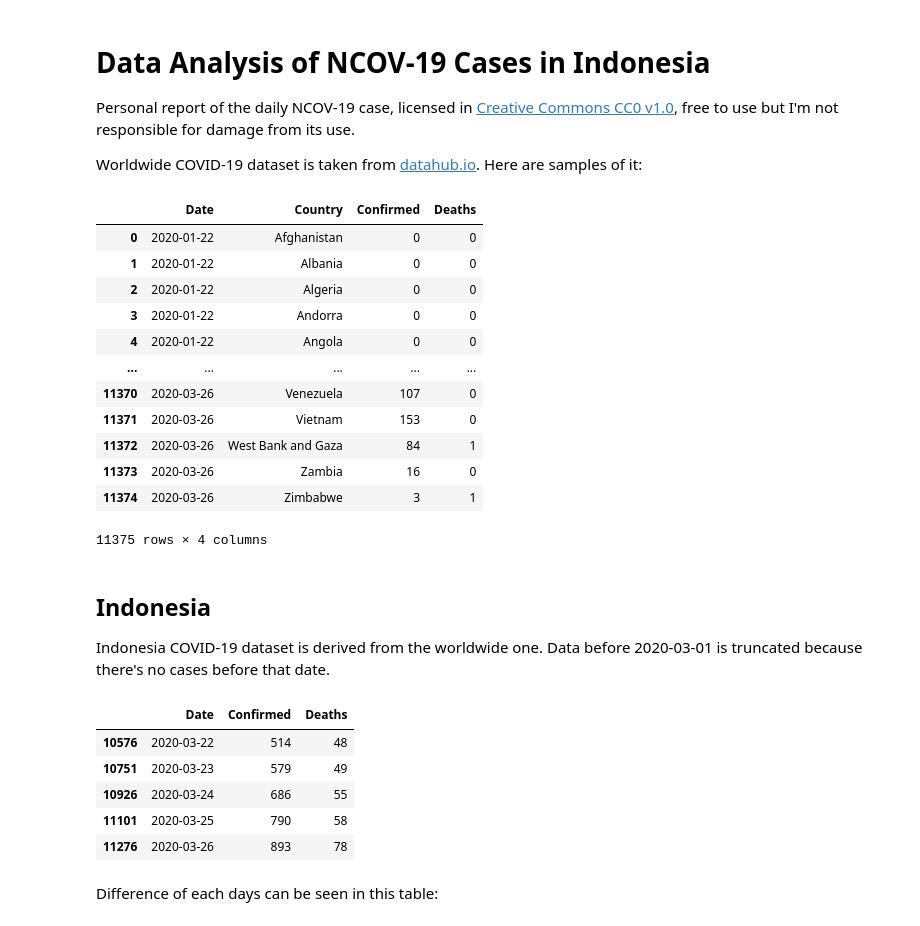
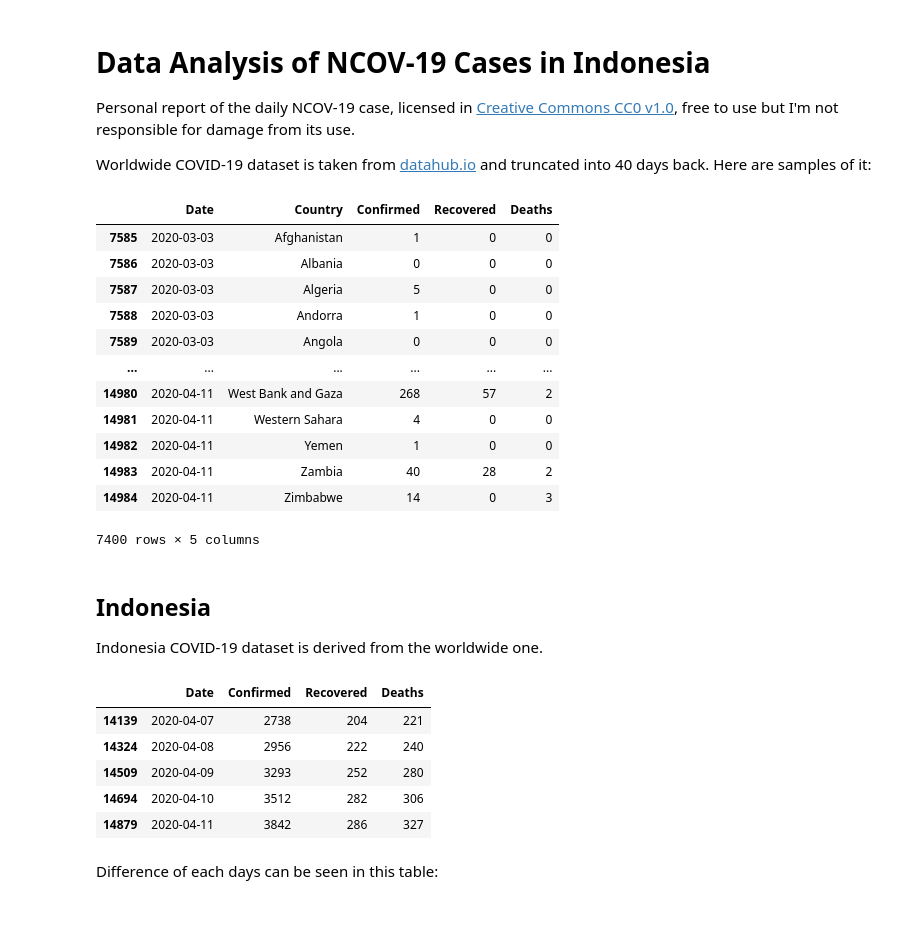
Before and after one commit to nieltg/ncov19-id-analysis, a Jupyter notebook: ncov19-id-analysis.ipynb, the cells around one changed output. Cells and saved outputs as stored; diff of their text form; code cells hidden in the pictures.

Commit message:
Truncate into 40 days back

```diff
--- a/ncov19-id-analysis.ipynb
+++ b/ncov19-id-analysis.ipynb
@@ -3,50 +3,53 @@
 
 Personal report of the daily NCOV-19 case, licensed in [Creative Commons CC0 v1.0](https://creativecommons.org/publicdomain/zero/1.0/legalcode.txt), free to use but I'm not responsible for damage from its use.
 
-Worldwide COVID-19 dataset is taken from [datahub.io](https://datahub.io/core/covid-19). Here are samples of it:
+Worldwide COVID-19 dataset is taken from [datahub.io](https://datahub.io/core/covid-19) and truncated into 40 days back. Here are samples of it:
 # %%
 import pandas as pd
 import matplotlib.pyplot as plt
 import seaborn as sns
+from datetime import datetime, timedelta
 
 %matplotlib inline
 %config InlineBackend.figure_format = 'svg'
 sns.set_style("whitegrid")
 
 dataset = pd.read_csv(
     "https://raw.githubusercontent.com/datasets/covid-19/master/data/countries-aggregated.csv",
 )
+
+start_time = datetime.today() - timedelta(days=40)
+dataset = dataset[dataset["Date"] >= start_time.strftime("%Y-%m-%d")]
 dataset
 # %% [output]
-|  | Date | Country | Confirmed | Deaths |
-| 0 | 2020-01-22 | Afghanistan | 0 | 0 |
-| 1 | 2020-01-22 | Albania | 0 | 0 |
-| 2 | 2020-01-22 | Algeria | 0 | 0 |
-| 3 | 2020-01-22 | Andorra | 0 | 0 |
-| 4 | 2020-01-22 | Angola | 0 | 0 |
-| ... | ... | ... | ... | ... |
-| 11370 | 2020-03-26 | Venezuela | 107 | 0 |
-| 11371 | 2020-03-26 | Vietnam | 153 | 0 |
-| 11372 | 2020-03-26 | West Bank and Gaza | 84 | 1 |
-| 11373 | 2020-03-26 | Zambia | 16 | 0 |
-| 11374 | 2020-03-26 | Zimbabwe | 3 | 1 |
+|  | Date | Country | Confirmed | Recovered | Deaths |
+| 7585 | 2020-03-03 | Afghanistan | 1 | 0 | 0 |
+| 7586 | 2020-03-03 | Albania | 0 | 0 | 0 |
+| 7587 | 2020-03-03 | Algeria | 5 | 0 | 0 |
+| 7588 | 2020-03-03 | Andorra | 1 | 0 | 0 |
+| 7589 | 2020-03-03 | Angola | 0 | 0 | 0 |
+| ... | ... | ... | ... | ... | ... |
+| 14980 | 2020-04-11 | West Bank and Gaza | 268 | 57 | 2 |
+| 14981 | 2020-04-11 | Western Sahara | 4 | 0 | 0 |
+| 14982 | 2020-04-11 | Yemen | 1 | 0 | 0 |
+| 14983 | 2020-04-11 | Zambia | 40 | 28 | 2 |
+| 14984 | 2020-04-11 | Zimbabwe | 14 | 0 | 3 |
-11375 rows × 4 columns
+7400 rows × 5 columns
 # %% [markdown]
 ## Indonesia
 
 Indonesia COVID-19 dataset is derived from the worldwide one.
-Data before 2020-03-01 is truncated because there's no cases before that date.
 # %%
-dataset_id = dataset[(dataset["Country"] == "Indonesia") & (dataset["Date"] >= "2020-03-01")]
+dataset_id = dataset[dataset["Country"] == "Indonesia"]
 dataset_id = dataset_id.drop(columns=["Country"])
 dataset_id.tail()
 # %% [output]
-|  | Date | Confirmed | Deaths |
-| 10576 | 2020-03-22 | 514 | 48 |
-| 10751 | 2020-03-23 | 579 | 49 |
-| 10926 | 2020-03-24 | 686 | 55 |
-| 11101 | 2020-03-25 | 790 | 58 |
-| 11276 | 2020-03-26 | 893 | 78 |
+|  | Date | Confirmed | Recovered | Deaths |
+| 14139 | 2020-04-07 | 2738 | 204 | 221 |
+| 14324 | 2020-04-08 | 2956 | 222 | 240 |
+| 14509 | 2020-04-09 | 3293 | 252 | 280 |
+| 14694 | 2020-04-10 | 3512 | 282 | 306 |
+| 14879 | 2020-04-11 | 3842 | 286 | 327 |
 # %% [markdown]
 Difference of each days can be seen in this table:
 # %%
```
Also changed, not shown: parts of 8 cells of this notebook.
